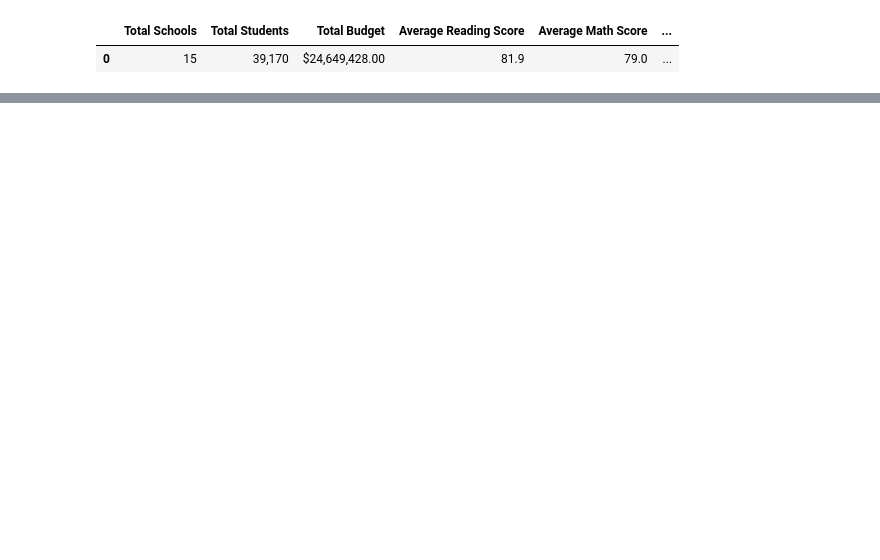
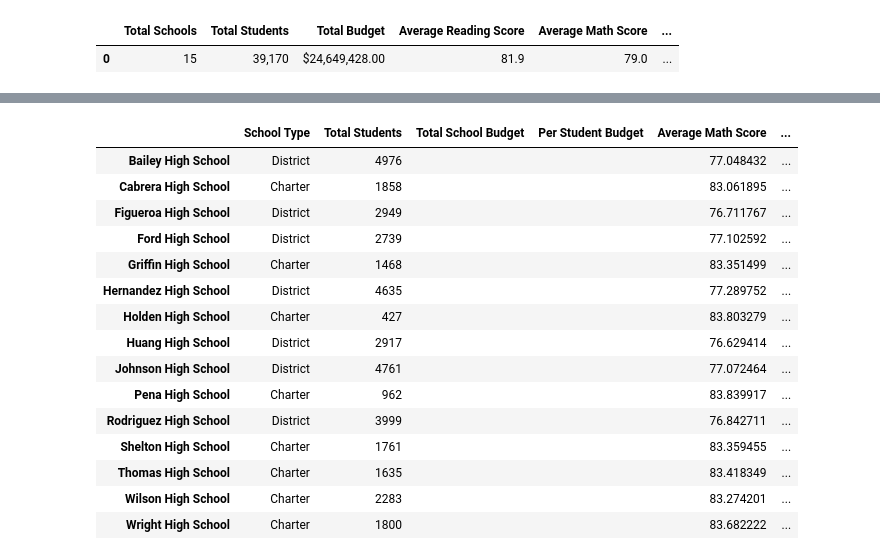
Before and after one commit to BartBachrach/School_District_Analysis, a Jupyter notebook: PyCitySchools.ipynb/Schools_Students_Analysis.ipynb, the cells around one changed output, grey strips where cells are left out. Drawn from its saved outputs; the diff is of its cells as text; code cells hidden in the pictures; blank space fills up the shorter version.

```diff
--- a/PyCitySchools.ipynb/Schools_Students_Analysis.ipynb
+++ b/PyCitySchools.ipynb/Schools_Students_Analysis.ipynb
@@ -357,0 +563,4 @@ district_summary_df
+# %%
+per_school_passing_math = per_school_passing_math / per_school_counts * 100
+
+per_school_passing_reading = per_school_passing_reading / per_school_counts * 100
@@ -357,0 +586,4 @@ district_summary_df
+# %%
+per_passing_math_reading = school_data_complete_df[(school_data_complete_df["math_score"] >= 70) & (school_data_complete_df["reading_score"] >= 70)]
+
+per_passing_math_reading.head()
@@ -357,0 +597,4 @@ district_summary_df
+# %%
+per_passing_math_reading = per_passing_math_reading.groupby(["school_name"]).count()["student_name"]
+
+per_passing_math_reading
@@ -357,0 +619,4 @@ district_summary_df
+# %%
+per_overall_passing_percentage = per_passing_math_reading / per_school_counts * 100
+
+per_overall_passing_percentage
@@ -357,0 +640,30 @@ district_summary_df
+# %%
+per_school_summary_df = pd.DataFrame({
+    "School Type": per_school_types,
+    "Total Students": per_school_counts,
+    "Total School Budget": "",
+    "Per Student Budget": "",
+    "Average Math Score": per_school_math,
+    "Average Reading Score": per_school_reading,
+    "% Passing Math": per_school_passing_math,
+    "% Passing Reading": per_school_passing_reading,
+    "% Overall Passing": per_overall_passing_percentage,
+})
+per_school_summary_df
+# %% [output]
+|  | School Type | Total Students | Total School Budget | Per Student Budget | Average Math Score | ... |
+| Bailey High School | District | 4976 |  |  | 77.048432 | ... |
+| Cabrera High School | Charter | 1858 |  |  | 83.061895 | ... |
+| Figueroa High School | District | 2949 |  |  | 76.711767 | ... |
+| Ford High School | District | 2739 |  |  | 77.102592 | ... |
+| Griffin High School | Charter | 1468 |  |  | 83.351499 | ... |
+| Hernandez High School | District | 4635 |  |  | 77.289752 | ... |
+| Holden High School | Charter | 427 |  |  | 83.803279 | ... |
+| Huang High School | District | 2917 |  |  | 76.629414 | ... |
+| Johnson High School | District | 4761 |  |  | 77.072464 | ... |
+| Pena High School | Charter | 962 |  |  | 83.839917 | ... |
+| Rodriguez High School | District | 3999 |  |  | 76.842711 | ... |
+| Shelton High School | Charter | 1761 |  |  | 83.359455 | ... |
+| Thomas High School | Charter | 1635 |  |  | 83.418349 | ... |
+| Wilson High School | Charter | 2283 |  |  | 83.274201 | ... |
+| Wright High School | Charter | 1800 |  |  | 83.682222 | ... |
```
Also changed, not shown: parts of 18 cells of this notebook.
